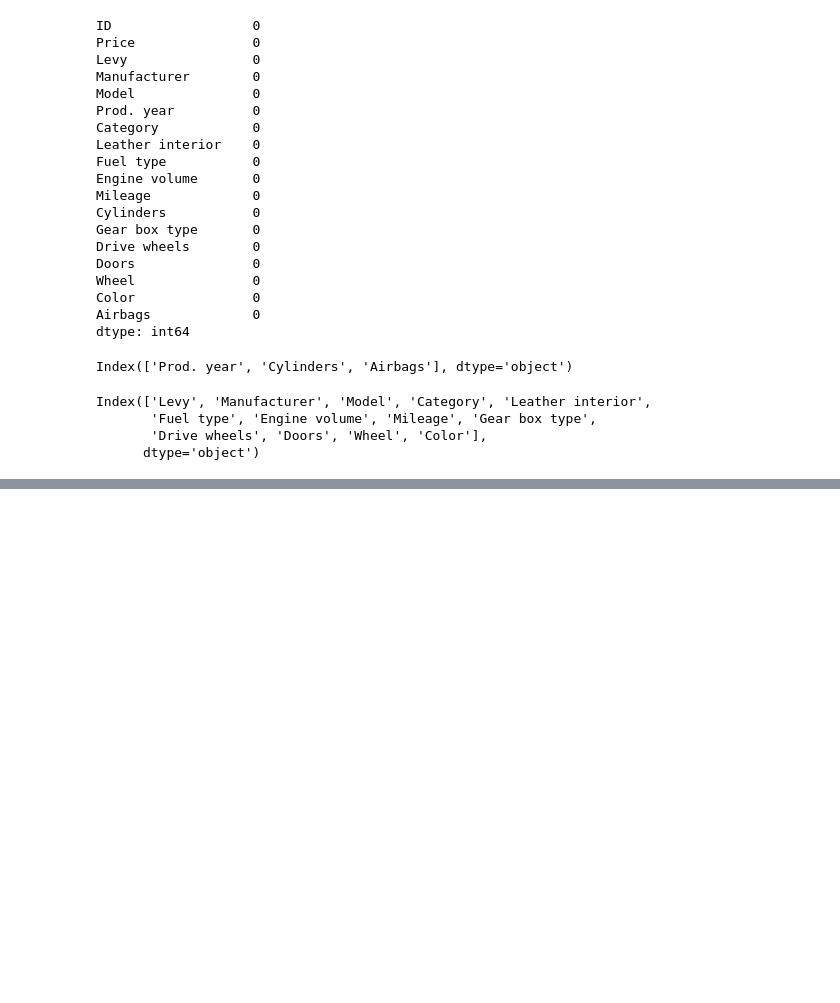
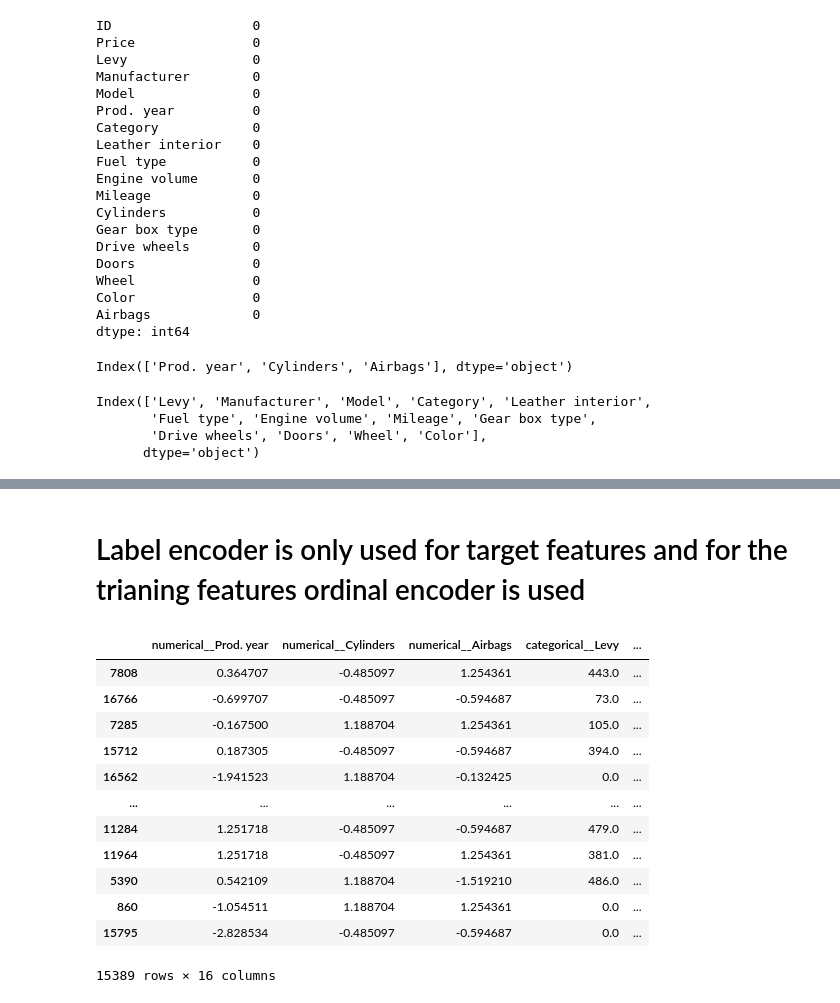
Before and after one commit to devpatel0005/Car-Price-Prediction-using-ANN, a Jupyter notebook: Car_Price_Prediction_using_ANN.ipynb, the cells around one changed output, grey strips where cells are left out. Saved outputs shown, nothing was run; the diff lists cells and outputs as text; code cells hidden in the pictures; blank space fills up the shorter version.

```diff
--- a/Car_Price_Prediction_using_ANN.ipynb
+++ b/Car_Price_Prediction_using_ANN.ipynb
@@ -97,0 +110,8 @@ from sklearn.preprocessing import StandardScaler
+# %%
+num_preprocessor=Pipeline(steps=[
+    ('Scaling',StandardScaler()),
+])
+
+cat_preprocessor=Pipeline(steps=[
+    ('ordinal_encoding', OrdinalEncoder(handle_unknown='use_encoded_value',unknown_value=-1))
+])
@@ -98,8 +120,8 @@ from sklearn.preprocessing import StandardScaler
 # %%
-num_preprocessor=ColumnTransformer(transformers=[
-    ('Scaling',StandardScaler(),num_cols),
-],remainder='passthrough',verbose_feature_names_out=False).set_output(transform="pandas")
+preprocessor=ColumnTransformer(transformers=[
+    ('numerical',num_preprocessor,num_cols),
+    ('categorical',cat_preprocessor,cat_cols),
 
-cat_preprocessor=ColumnTransformer(transformers=[
-    ('OneHotEncoder',OneHotEncoder(handle_unknown='ignore',sparse_output=False),cat_cols),
-],remainder='passthrough',verbose_feature_names_out=False).set_output(transform="pandas")
+],remainder='passthrough',verbose_feature_names_out=True).set_output(transform="pandas")
+
+preprocessor
@@ -178,3 +153,5 @@ Requirement already satisfied: mdurl~=0.1 in /usr/local/lib/python3.12/dist-pack
+# %% [markdown]
+# Label encoder is only used for target features and for the trianing features ordinal encoder is used
 # %%
 import tensorflow
 from tensorflow import keras
@@ -182,0 +161,16 @@ from tensorflow.keras.layers import Dense
+# %%
+x_train_p
+# %% [output]
+|  | numerical__Prod. year | numerical__Cylinders | numerical__Airbags | categorical__Levy | ... |
+| 7808 | 0.364707 | -0.485097 | 1.254361 | 443.0 | ... |
+| 16766 | -0.699707 | -0.485097 | -0.594687 | 73.0 | ... |
+| 7285 | -0.167500 | 1.188704 | 1.254361 | 105.0 | ... |
+| 15712 | 0.187305 | -0.485097 | -0.594687 | 394.0 | ... |
+| 16562 | -1.941523 | 1.188704 | -0.132425 | 0.0 | ... |
+| ... | ... | ... | ... | ... | ... |
+| 11284 | 1.251718 | -0.485097 | -0.594687 | 479.0 | ... |
+| 11964 | 1.251718 | -0.485097 | 1.254361 | 381.0 | ... |
+| 5390 | 0.542109 | 1.188704 | -1.519210 | 486.0 | ... |
+| 860 | -1.054511 | 1.188704 | 1.254361 | 0.0 | ... |
+| 15795 | -2.828534 | -0.485097 | -0.594687 | 0.0 | ... |
+15389 rows × 16 columns
```
Also changed, not shown: parts of 17 cells of this notebook.
